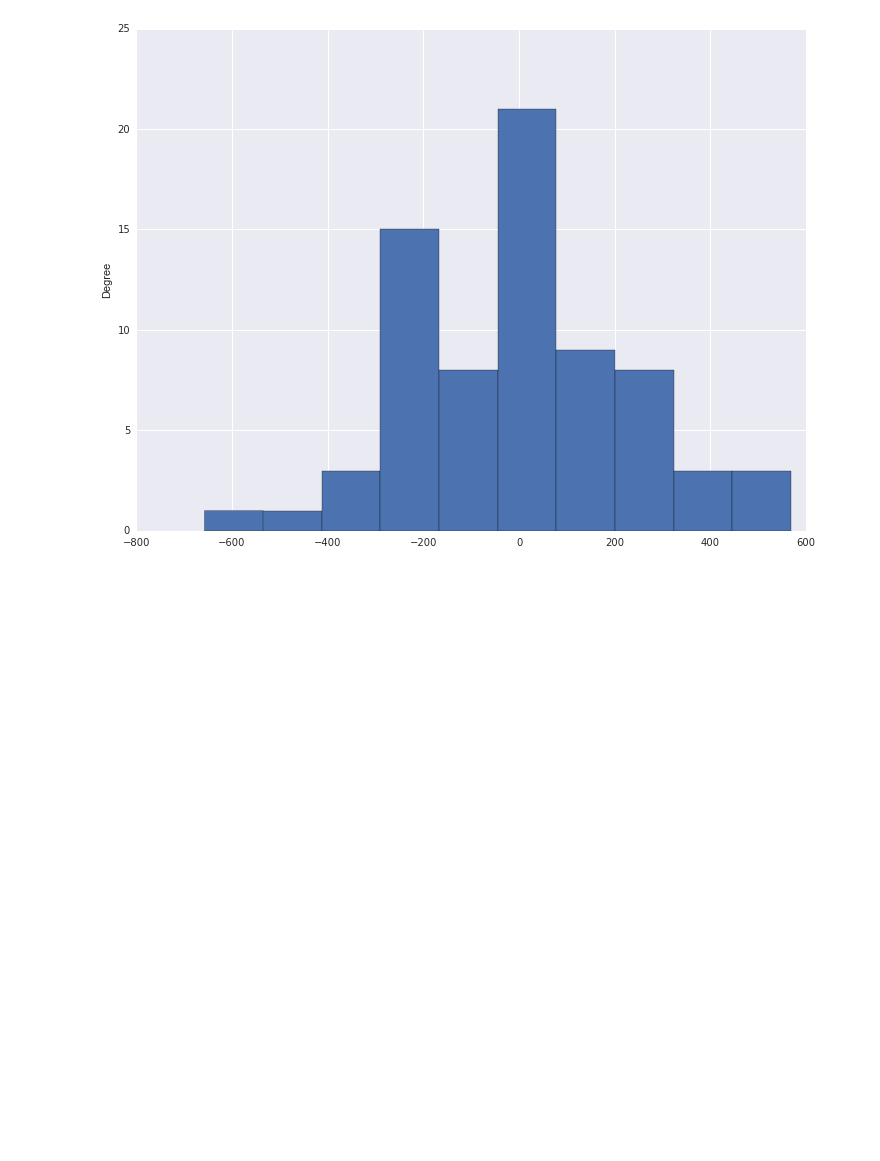
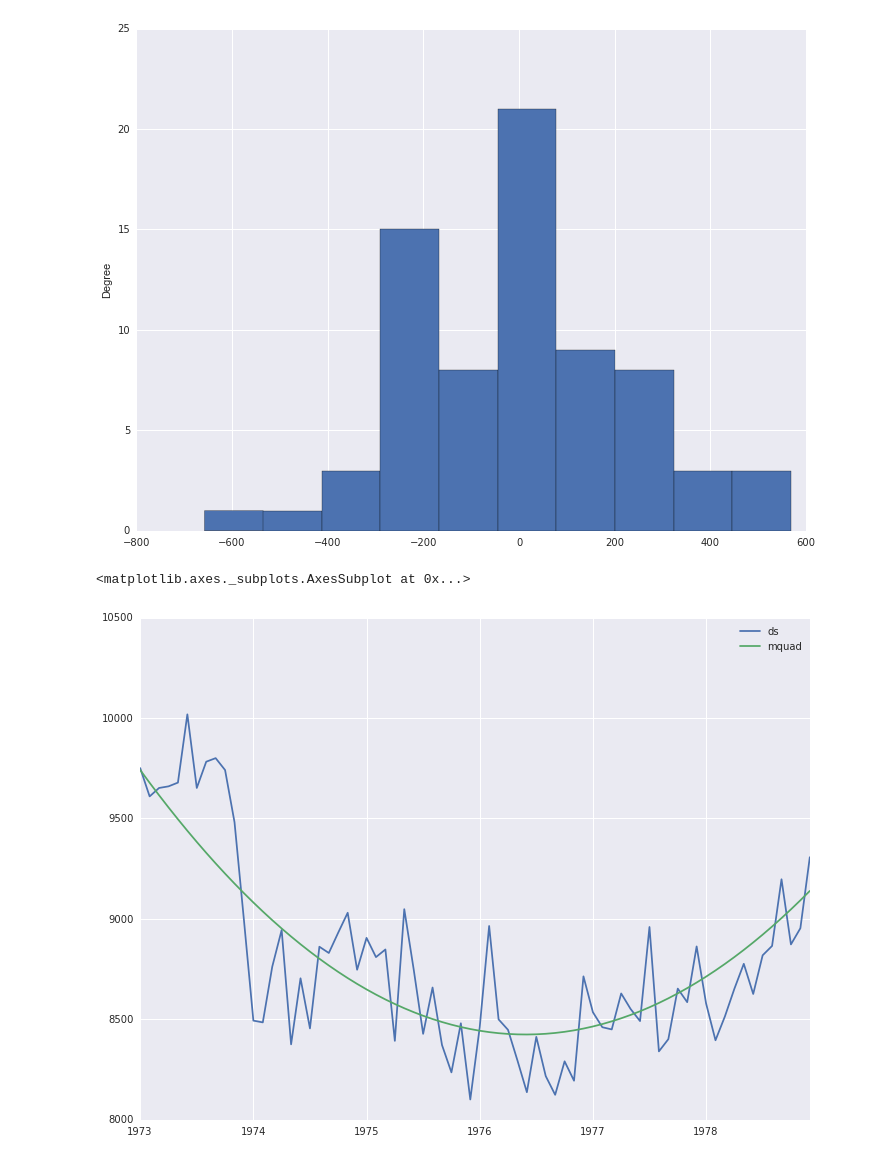
Before and after one commit to clarkfitzg/STA137, a Jupyter notebook: accidents.ipynb, the cells around one changed output. Saved outputs shown, nothing was run; the diff lists cells and outputs as text; code cells hidden in the pictures; blank space fills up the shorter version.

Commit message:
finishing up on accidents

```diff
--- a/accidents.ipynb
+++ b/accidents.ipynb
@@ -73,3 +83,19 @@ accidents['residuals'].plot(kind='hist')
 # %% [output]
 <matplotlib.axes._subplots.AxesSubplot at 0x...>
 [figure]
+# %%
+# Deseasonalized
+accidents['ds'] = accidents['y'] - accidents['s']
+
+# Make some integers to regress on
+accidents['x'] = np.arange(len(accidents))
+accidents['x2'] = accidents['x'] ** 2
+
+# Fit a quadratic curve to deseasonalized data
+fit = smf.ols('y ~ x + x2', data=accidents).fit()
+accidents['mquad'] = fit.predict()
+# %%
+accidents[['ds', 'mquad']].plot()
+# %% [output]
+<matplotlib.axes._subplots.AxesSubplot at 0x...>
+[figure, added]
```
Also changed, not shown: parts of 5 cells of this notebook.
